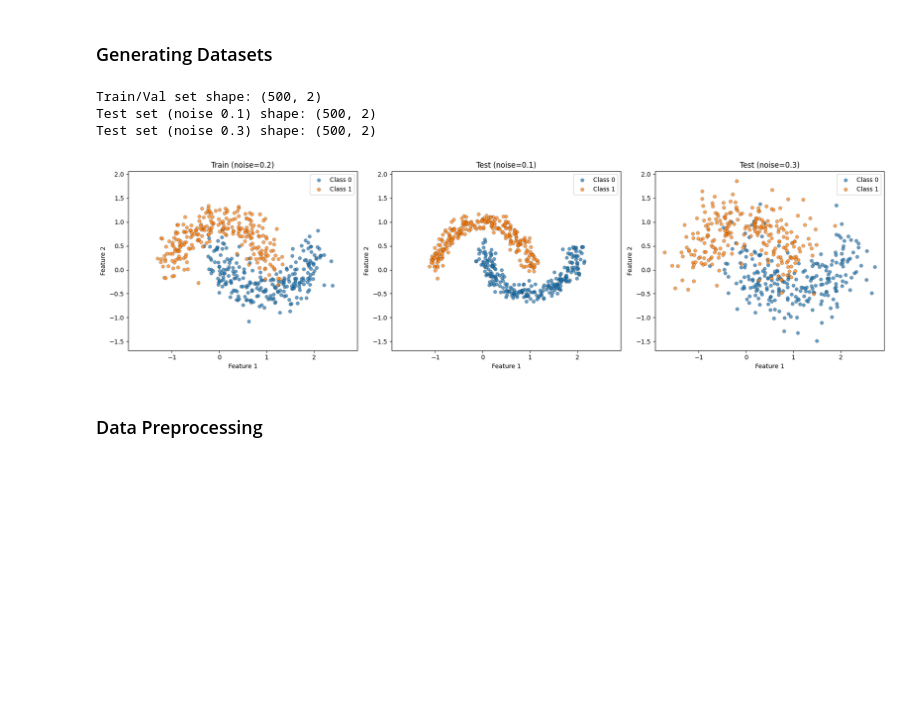
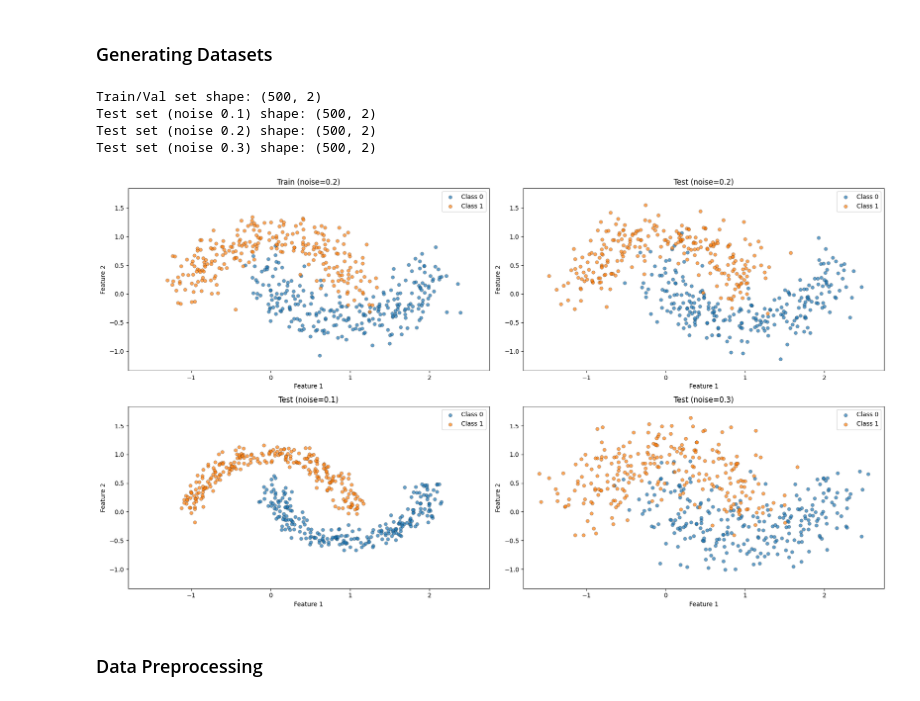
Before and after one commit to jsmaskeen/ES335-Assignment3, a Jupyter notebook: Task 2/two_moons.ipynb.ipynb, the cells around one changed output. Cells and saved outputs as stored; diff of their text form; code cells hidden in the pictures; blank space fills up the shorter version.

```diff
--- a/Task 2/two_moons.ipynb.ipynb
+++ b/Task 2/two_moons.ipynb.ipynb
@@ -73,58 +72,70 @@ plt.show()
 # %%
 # Generate the datasets
 X_train_full, y_train_full = custom_moons(n=500, noise=0.2)
 X_test_01, y_test_01 = custom_moons(n=500, noise=0.1)
+X_test_02, y_test_02 = custom_moons(n=500, noise=0.2)
 X_test_03, y_test_03 = custom_moons(n=500, noise=0.3)
 
 print(f"Train/Val set shape: {X_train_full.shape}")
 print(f"Test set (noise 0.1) shape: {X_test_01.shape}")
+print(f"Test set (noise 0.2) shape: {X_test_02.shape}")
 print(f"Test set (noise 0.3) shape: {X_test_03.shape}")
 
 # Visualize Train and both Test sets side-by-side
-fig, axes = plt.subplots(1, 3, figsize=(18, 5))
+fig, axes = plt.subplots(2, 2, figsize=(18, 10))
 
 # Determine consistent axis limits for better comparison
-all_X = np.vstack([X_train_full, X_test_01, X_test_03])
+all_X = np.vstack([X_train_full, X_test_01, X_test_02, X_test_03])
 xmin, ymin = all_X.min(axis=0) - 0.2
 xmax, ymax = all_X.max(axis=0) + 0.2
 
 # Train
-axes[0].scatter(X_train_full[y_train_full==0, 0], X_train_full[y_train_full==0, 1], label='Class 0', **scatter_kwargs)
-axes[0].scatter(X_train_full[y_train_full==1, 0], X_train_full[y_train_full==1, 1], label='Class 1', **scatter_kwargs)
-axes[0].set_title('Train (noise=0.2)')
-axes[0].set_xlim(xmin, xmax)
-axes[0].set_ylim(ymin, ymax)
-axes[0].set_xlabel('Feature 1')
-axes[0].set_ylabel('Feature 2')
-axes[0].legend()
+axes[0][0].scatter(X_train_full[y_train_full==0, 0], X_train_full[y_train_full==0, 1], label='Class 0', **scatter_kwargs)
+axes[0][0].scatter(X_train_full[y_train_full==1, 0], X_train_full[y_train_full==1, 1], label='Class 1', **scatter_kwargs)
+axes[0][0].set_title('Train (noise=0.2)')
+axes[0][0].set_xlim(xmin, xmax)
+axes[0][0].set_ylim(ymin, ymax)
+axes[0][0].set_xlabel('Feature 1')
+axes[0][0].set_ylabel('Feature 2')
+axes[0][0].legend()
 
 # Test noise=0.1
-axes[1].scatter(X_test_01[y_test_01==0, 0], X_test_01[y_test_01==0, 1], label='Class 0', **scatter_kwargs)
-axes[1].scatter(X_test_01[y_test_01==1, 0], X_test_01[y_test_01==1, 1], label='Class 1', **scatter_kwargs)
-axes[1].set_title('Test (noise=0.1)')
-axes[1].set_xlim(xmin, xmax)
-axes[1].set_ylim(ymin, ymax)
-axes[1].set_xlabel('Feature 1')
-axes[1].set_ylabel('Feature 2')
-axes[1].legend()
+axes[1][0].scatter(X_test_01[y_test_01==0, 0], X_test_01[y_test_01==0, 1], label='Class 0', **scatter_kwargs)
+axes[1][0].scatter(X_test_01[y_test_01==1, 0], X_test_01[y_test_01==1, 1], label='Class 1', **scatter_kwargs)
+axes[1][0].set_title('Test (noise=0.1)')
+axes[1][0].set_xlim(xmin, xmax)
+axes[1][0].set_ylim(ymin, ymax)
+axes[1][0].set_xlabel('Feature 1')
+axes[1][0].set_ylabel('Feature 2')
+axes[1][0].legend()
+
+axes[0][1].scatter(X_test_02[y_test_02==0, 0], X_test_02[y_test_02==0, 1], label='Class 0', **scatter_kwargs)
+axes[0][1].scatter(X_test_02[y_test_02==1, 0], X_test_02[y_test_02==1, 1], label='Class 1', **scatter_kwargs)
+axes[0][1].set_title('Test (noise=0.2)')
+axes[0][1].set_xlim(xmin, xmax)
+axes[0][1].set_ylim(ymin, ymax)
+axes[0][1].set_xlabel('Feature 1')
+axes[0][1].set_ylabel('Feature 2')
+axes[0][1].legend()
 
 # Test noise=0.3
-axes[2].scatter(X_test_03[y_test_03==0, 0], X_test_03[y_test_03==0, 1], label='Class 0', **scatter_kwargs)
-axes[2].scatter(X_test_03[y_test_03==1, 0], X_test_03[y_test_03==1, 1], label='Class 1', **scatter_kwargs)
-axes[2].set_title('Test (noise=0.3)')
-axes[2].set_xlim(xmin, xmax)
-axes[2].set_ylim(ymin, ymax)
-axes[2].set_xlabel('Feature 1')
-axes[2].set_ylabel('Feature 2')
-axes[2].legend()
+axes[1][1].scatter(X_test_03[y_test_03==0, 0], X_test_03[y_test_03==0, 1], label='Class 0', **scatter_kwargs)
+axes[1][1].scatter(X_test_03[y_test_03==1, 0], X_test_03[y_test_03==1, 1], label='Class 1', **scatter_kwargs)
+axes[1][1].set_title('Test (noise=0.3)')
+axes[1][1].set_xlim(xmin, xmax)
+axes[1][1].set_ylim(ymin, ymax)
+axes[1][1].set_xlabel('Feature 1')
+axes[1][1].set_ylabel('Feature 2')
+axes[1][1].legend()
 
 plt.tight_layout()
 plt.show()
 # %% [output]
 Train/Val set shape: (500, 2)
 Test set (noise 0.1) shape: (500, 2)
+Test set (noise 0.2) shape: (500, 2)
 Test set (noise 0.3) shape: (500, 2)
-[figure, old version]
+[figure, new version]
 # %% [markdown]
 ### Data Preprocessing
 # %%
```
Also changed, not shown: parts of 18 cells of this notebook.
